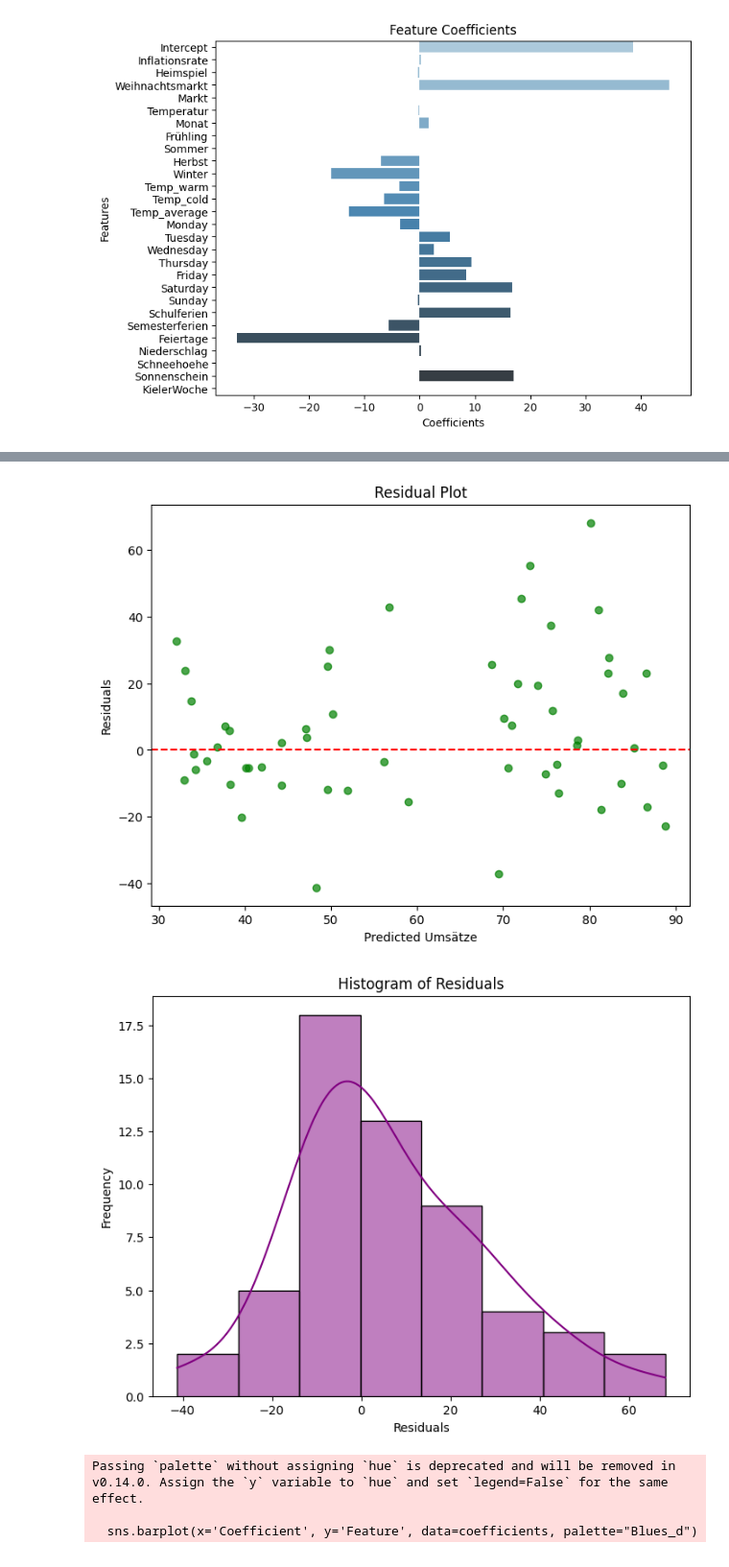
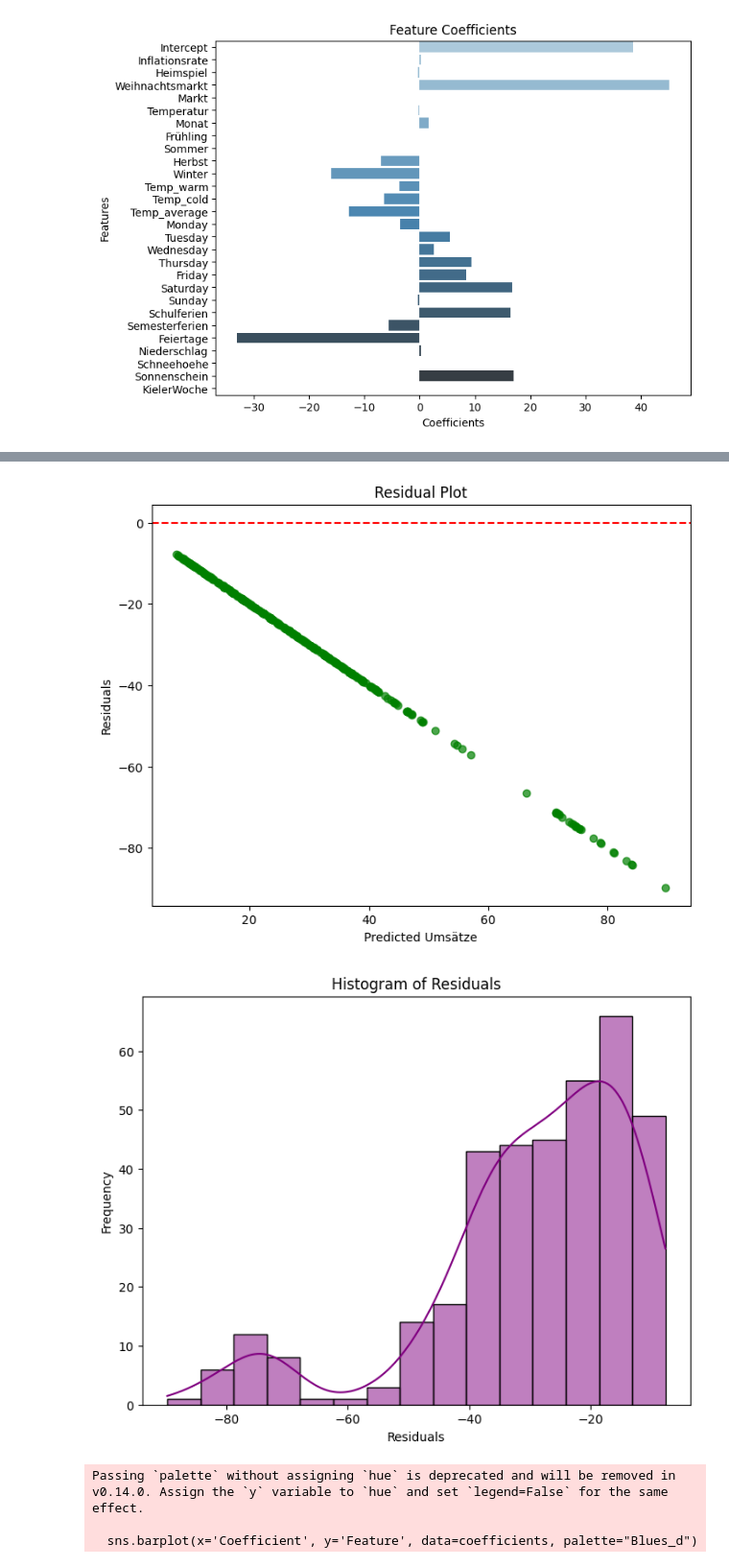
Before and after one commit to Fiesa00/DS_ML_Gr_1.5, a Jupyter notebook: 2_BaselineModel/Baseline-Model W6.ipynb, the cells around one changed output, grey strips where cells are left out. Shown: that part at 96% size. Drawn from its saved outputs; the diff is of its cells as text; code cells hidden in the pictures.

```diff
--- a/2_BaselineModel/Baseline-Model W6.ipynb
+++ b/2_BaselineModel/Baseline-Model W6.ipynb
@@ -240,10 +241,10 @@ test_data = data[data['Datum'] > validation_end_date]
 
 X_train = train_data[features]
 y_train = train_data['Umsatz']
-X_test=X_validation = validation_data[features]
-y_test=y_validation = validation_data['Umsatz']
-#X_test = test_data[features] erstmal so, da die gewünschten daten, keine Daten für test Daten übrig lassen
-#y_test = test_data['Umsatz']
+X_validation = validation_data[features]
+y_validation = validation_data['Umsatz']
+X_test = test_data[features] #erstmal so, da die gewünschten daten, keine Daten für test Daten übrig lassen
+y_test = test_data['Umsatz']
 
 # Train a Stochastic Gradient Descent (SGD) Regressor
 # Parameters:
@@ -318,5 +319,5 @@ Mean Absolute Percentage Error (MAPE): 34.74%
-[figure, old version]
+[figure, new version]
-[figure, old version]
+[figure, new version]
 Passing `palette` without assigning `hue` is deprecated and will be removed in v0.14.0. Assign the `y` variable to `hue` and set `legend=False` for the same effect.
 
   sns.barplot(x='Coefficient', y='Feature', data=coefficients, palette="Blues_d")
```
Also changed, not shown: parts of 4 cells of this notebook, 2 other files.
